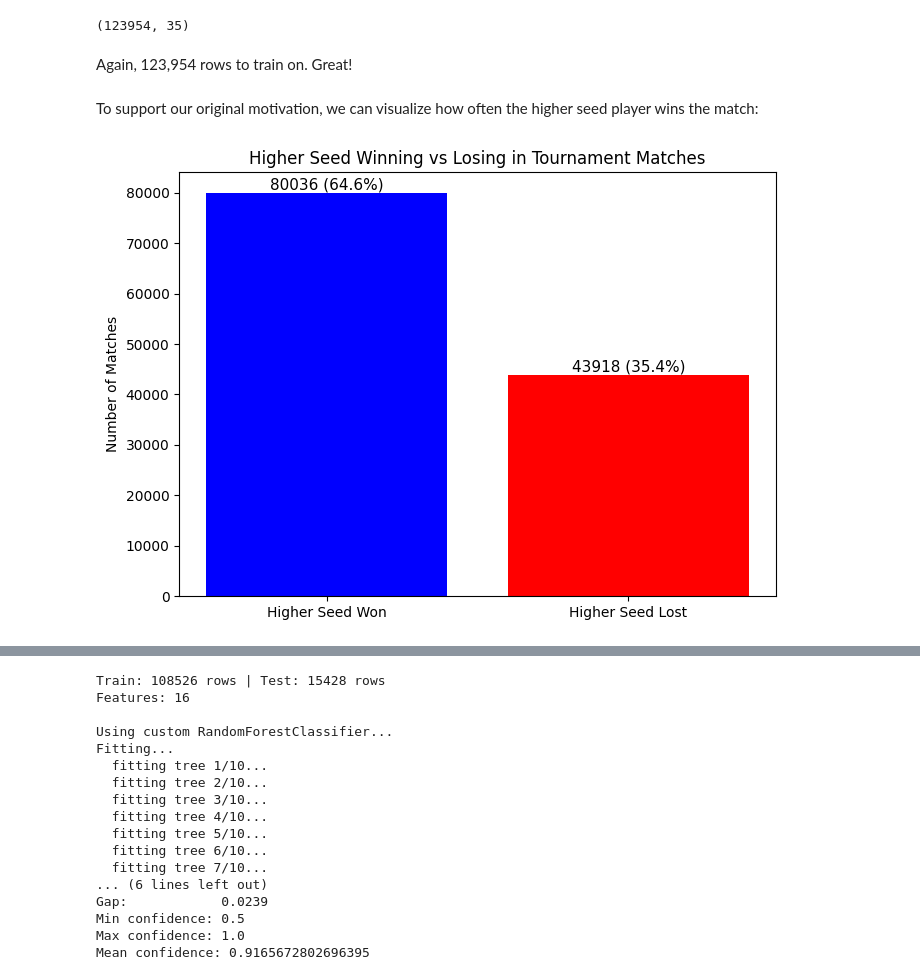
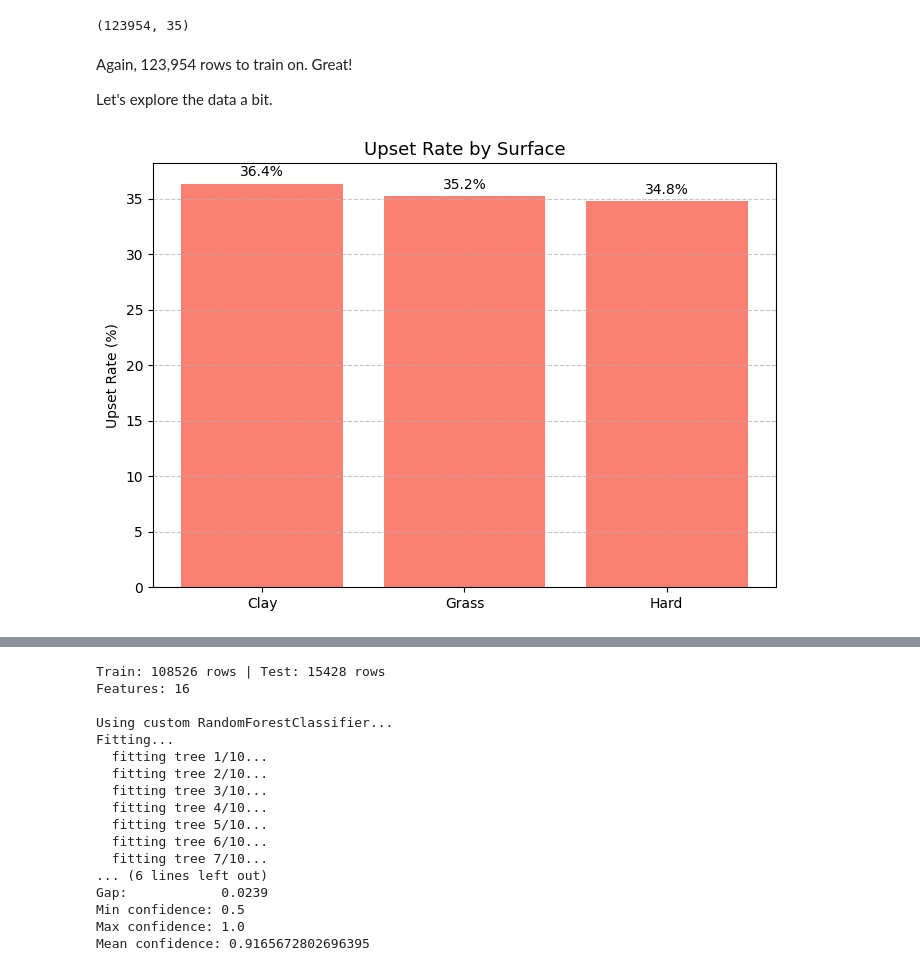
Before and after one commit to CamBitter/RallyRF, a Jupyter notebook: report.ipynb, the cells around one changed output, grey strips where cells are left out. Drawn from its saved outputs; the diff is of its cells as text; code cells hidden in the pictures.

Commit message:
some data figures + explanation

```diff
--- a/report.ipynb
+++ b/report.ipynb
@@ -163,29 +163,28 @@ df_no_diffs.shape
 (123954, 35)
 # %% [markdown]
 Again, 123,954 rows to train on. Great!
+
+Let's explore the data a bit.
-# %% [markdown]
-To support our original motivation, we can visualize how often the higher seed player wins the match:
-# %%
-higher_seed_wins = (df_no_diffs['p1_rank'] < df_no_diffs['p2_rank']) & (df_no_diffs['p1_won'] == 1) | \
-                   (df_no_diffs['p2_rank'] < df_no_diffs['p1_rank']) & (df_no_diffs['p1_won'] == 0)
-
-counts = higher_seed_wins.value_counts()
-labels = ['Higher Seed Won', 'Higher Seed Lost']
-values = [counts.get(True, 0), counts.get(False, 0)]
-total = sum(values)
-bar_labels = [f"{v} ({v/total*100:.1f}%)" for v in values]
-
-plt.figure(figsize=(7, 5))
-bars = plt.bar(labels, values, color=['blue', 'red'])
-
-
-for bar, val, label in zip(bars, values, bar_labels):
-    plt.text(bar.get_x() + bar.get_width() / 2, bar.get_height() + 20,
-             label, ha='center', va='bottom', fontsize=11)
-
-plt.title('Higher Seed Winning vs Losing in Tournament Matches')
-plt.ylabel('Number of Matches')
-plt.tight_layout()
-plt.show()
-# %% [output]
-[figure, removed]
+# %%
+fig, ax = plt.subplots(1, 1, figsize=(7, 5))
+
+df = df_no_diffs[df_no_diffs['p1_won'] == 1].copy()
+df['upset'] = df['p1_rank'] > df['p2_rank']
+
+hard_upset = df[df['surface_hard'] == 1]['upset'].mean()
+clay_upset = df[df['surface_clay'] == 1]['upset'].mean()
+grass_upset = df[df['surface_grass'] == 1]['upset'].mean()
+
+upset_by_surface = pd.Series({'Hard': hard_upset, 'Clay': clay_upset, 'Grass': grass_upset}).sort_values(ascending=False)
+
+bars = ax.bar(upset_by_surface.index, upset_by_surface.values * 100, color='salmon')
+ax.bar_label(bars, fmt='%.1f%%', padding=3)
+
+ax.set_title('Upset Rate by Surface', fontsize=13)
+ax.set_ylabel('Upset Rate (%)')
+ax.grid(axis='y', linestyle='--', alpha=0.7)
+
+plt.tight_layout()
+plt.show()
+# %% [output]
+[figure, added]
```
Also changed, not shown: parts of 10 cells of this notebook.
